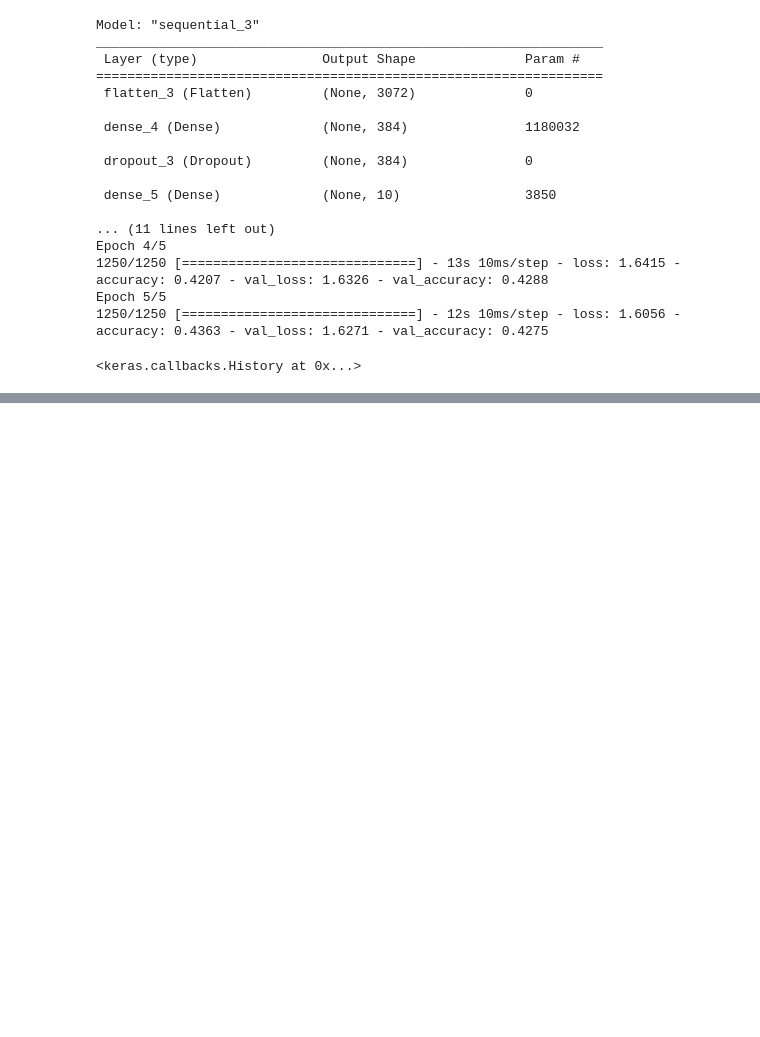
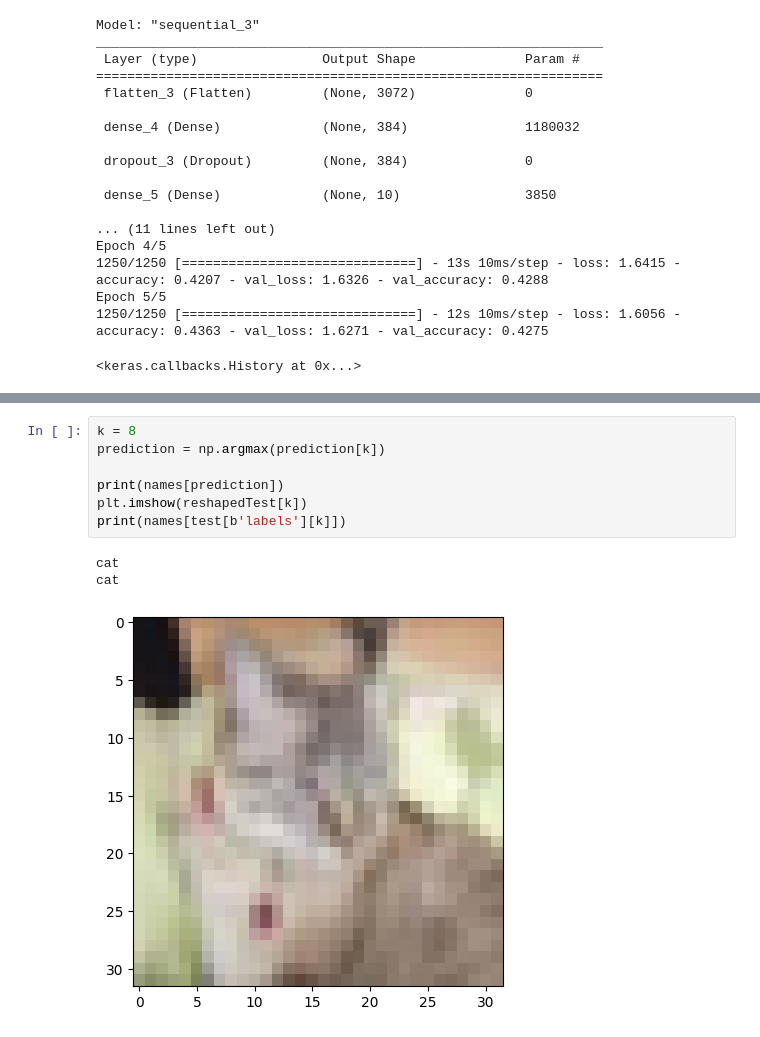
Before and after one commit to Jaorow/hyperLearn, a Jupyter notebook: make-model.ipynb, the cells around one changed output, grey strips where cells are left out. Drawn from its saved outputs; the diff is of its cells as text; blank space fills up the shorter version.

```diff
--- a/make-model.ipynb
+++ b/make-model.ipynb
@@ -232,0 +234,11 @@ prediction = mod.predict(test_x)
+# %%
+k = 8
+prediction = np.argmax(prediction[k])
+
+print(names[prediction])
+plt.imshow(reshapedTest[k])
+print(names[test[b'labels'][k]])
+# %% [output]
+cat
+cat
+[figure, added]
```
Also changed, not shown: parts of 6 cells of this notebook, 1 other file.
